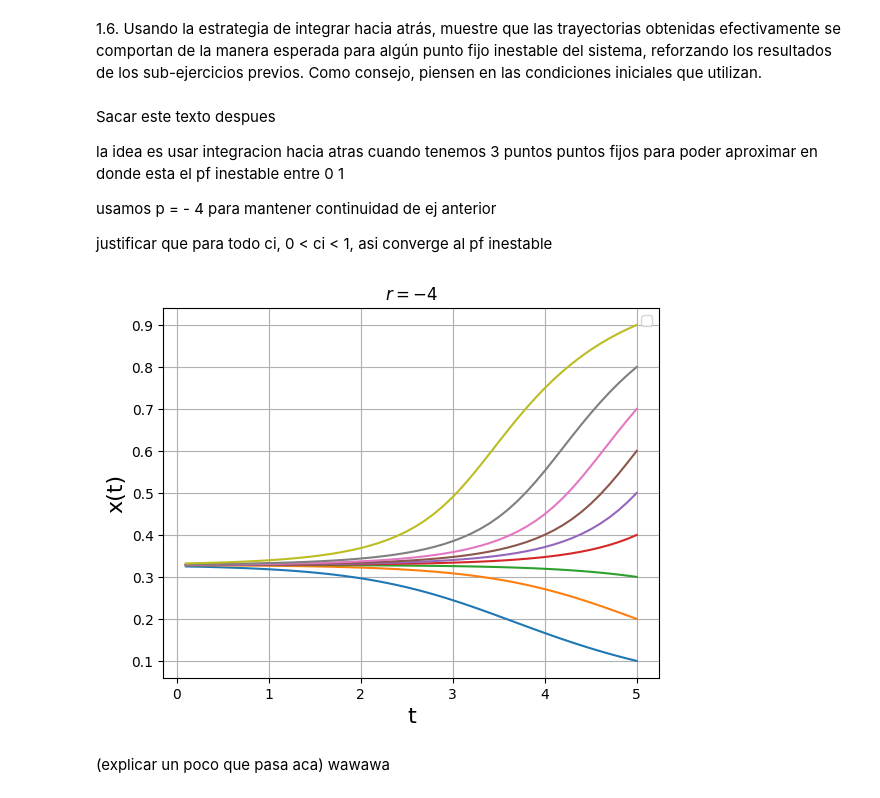
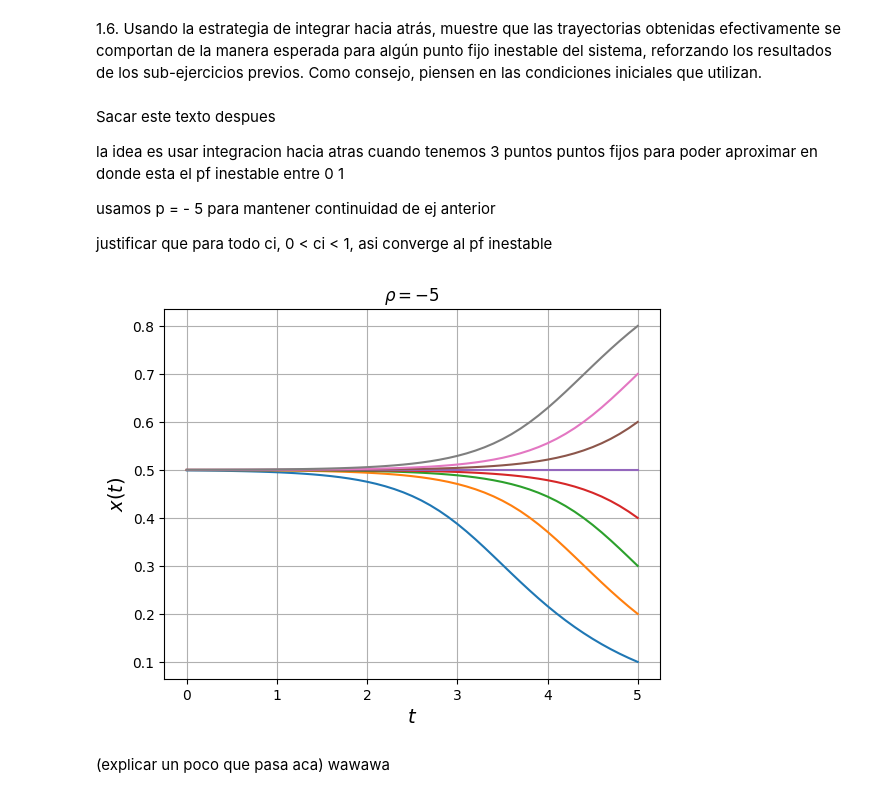
Before and after one commit to lmendezayl/modelado-continuo, a Jupyter notebook: trabajos-practicos/TP1IMC2025_MENDEZ_STANGALINI_DRELEWICZ.ipynb, the cells around one changed output. Saved outputs shown, nothing was run; the diff lists cells and outputs as text; code cells hidden in the pictures.

```diff
--- a/trabajos-practicos/TP1IMC2025_MENDEZ_STANGALINI_DRELEWICZ.ipynb
+++ b/trabajos-practicos/TP1IMC2025_MENDEZ_STANGALINI_DRELEWICZ.ipynb
@@ -162,20 +184,13 @@ plt.show()
 # %%
-p = [-9, -4, 2]
-dt = 0.2
-t = np.arange(0, 10, step=dt)
-ci = np.arange(-2,2, step=dt)
-splots = [131, 132, 133]
+# Integramos el sistema para distintas conds. iniciales y diferentes valores de p
+p = [-10, -5, 0]
+ci = np.arange(-1, 2+0.25, step=0.25)
 
-# Redefinimos el sistema
-def f(x, t, p):
-    return -x + S(x, p=p, c=10)
-
-fig, axes = plt.subplots(1, 3, figsize=(12, 5))
+fig, axes = plt.subplots(1, 3, figsize=(12, 4))
 
 for i in range(len(p)):
-    for cii in ci:
-        solucion = sp.integrate.odeint(f, cii, t, args=(p[i],))
-        x = solucion[:, 0]
+    for x0 in ci:
+        t, x = odeEuler(f, x0, t_span=(0, 10), args=(p[i],))
         axes[i].plot(t, x)
     axes[i].set_title(f"p = {p[i]}", fontsize=16)
     axes[i].set_xlabel("$t$", fontsize=16)
@@ -192,28 +224,24 @@ Sacar este texto despues
 
 la idea es usar integracion hacia atras cuando tenemos 3 puntos puntos fijos para poder aproximar en donde esta el pf inestable entre 0 1
 
-usamos p = - 4 para mantener continuidad de ej anterior
+usamos p = - 5 para mantener continuidad de ej anterior
 
 justificar que para todo ci, 0 < ci < 1, asi converge al pf inestable
 # %%
-p = -4
-dt = 0.1
+p = -5
+dt = -0.1
 tmax = 5
-t = np.arange(tmax, 0, -dt)
-ci = np.arange(0.1, 1, dt)
-
-for cii in ci:
-    solucion = sp.integrate.odeint(f, cii, t, args=(p,))
-    x = solucion[:, 0][::-1]
-    plt.plot(t[::-1], x)
-plt.title(f"$r={p}$")
-plt.xlabel("t", fontsize=16)
-plt.ylabel("x(t)", fontsize=16)
-plt.legend()
+ci = np.arange(0.1, 0.9, step=0.1)
+for x0 in ci:
+    t, x = odeEuler(f, x0, t_span=(tmax, 0) , args=(p, ), dt=dt)
+    plt.plot(t, x)
+plt.title(r"$\rho = {}$".format(p))
+plt.xlabel(r"$t$", fontsize=14)
+plt.ylabel(r"$x(t)$", fontsize=14)
 plt.grid()
 plt.show()
 # %% [output]
-[figure, old version]
+[figure, new version]
 # %% [markdown]
 (explicar un poco que pasa aca) wawawa
 # %% [markdown]
```
Also changed, not shown: parts of 34 cells of this notebook.
